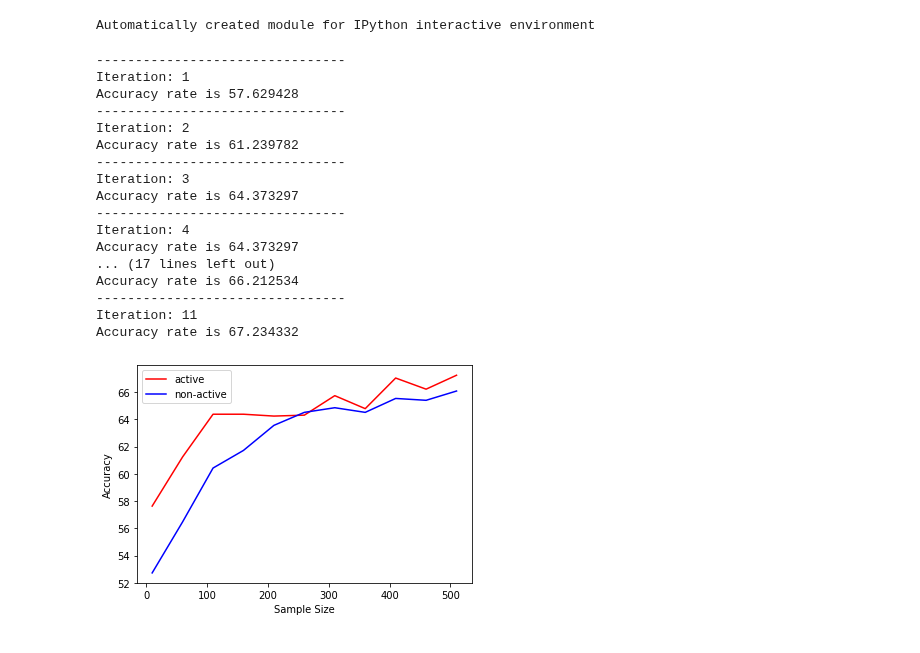
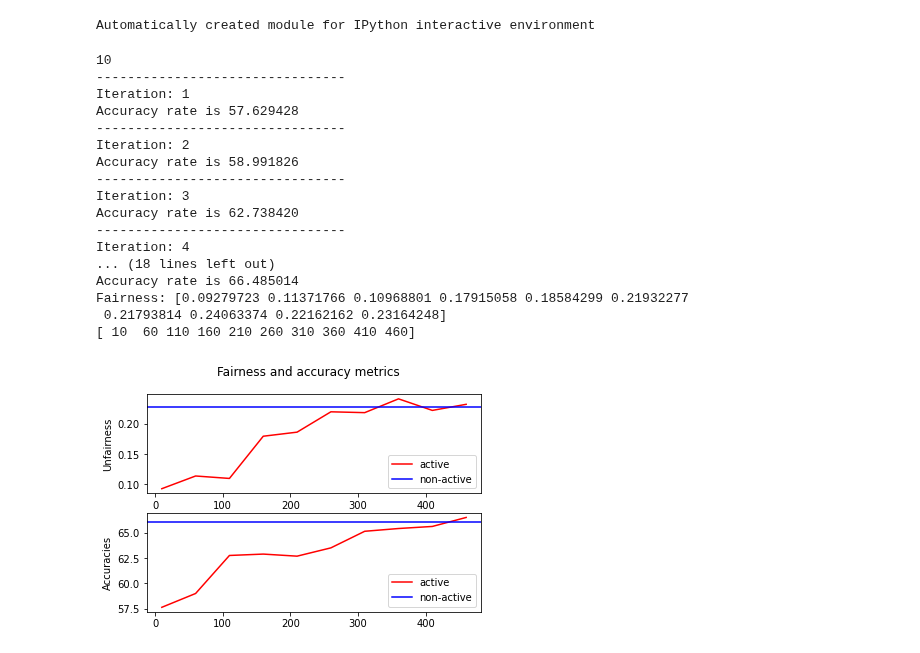
Before and after one commit to WenxuanHuang/Active-Learning-Performance-Benchmarking, a Jupyter notebook: Active_learning_fairness.ipynb, the cells around one changed output. Drawn from its saved outputs; the diff is of its cells as text; code cells hidden in the pictures.

Commit message:
Changed plotting and nonal function

```diff
--- a/Active_learning_fairness.ipynb
+++ b/Active_learning_fairness.ipynb
@@ -206,7 +202,7 @@ def eqods(X_fair_est, y_fair_est, b_fair_est, classifier):
 # %%
 # selecting fairness criteria
 
-def fair_loss(X_fair_est, y_fair_est, b_fair_est, classifier=None, criteria=0):
+def fair_measure(X_fair_est, y_fair_est, b_fair_est, classifier=None, criteria=0):
 
     if criteria == 'equalized_odds':
         return eqods(X_fair_est, y_fair_est, b_fair_est, classifier)
@@ -225,7 +221,7 @@ def error_reduction_sampling(query_size, X_unlabeled, X_labeled, y_labeled, clas
             X_labeled_temp = np.append(X_labeled, [X_unlabeled[i]], axis = 0)
             y_labeled_temp = np.append(y_labeled, [j], axis = 0)
             classifier_temp = LogisticRegression(solver='liblinear').fit(X_labeled_temp, y_labeled_temp)
-            f_loss_temp = np.append(f_loss_temp, fair_loss(X_fair_est, y_fair_est, b_fair_est, classifier=classifier_temp, criteria='equalized_odds'))
+            f_loss_temp = np.append(f_loss_temp, fair_measure(X_fair_est, y_fair_est, b_fair_est, classifier=classifier_temp, criteria='equalized_odds'))
             f_loss_temp[np.isnan(f_loss_temp)] = 0
 
         proba_0 = classifier.predict_proba(X_unlabeled)[i][0]
@@ -259,6 +255,8 @@ class active_learning(object):
         self.clf_model.get_test_accuracy(active_iteration)
 
         self.query_size = len(X_labeled)
+        fairness = []
+        fairness = np.append(fairness, fair_measure(X_test, y_test, b_test, classifier=self.clf_model.model_object.classifier, criteria='equalized_odds'))
 
         while self.query_size <= self.budget-self.step:
 
@@ -290,7 +288,8 @@ class active_learning(object):
             y_unlabeled = np.delete(y_unlabeled, uncertain_samples, axis=0)
 
             (X_labeled, X_test) = self.clf_model.train(X_labeled, y_labeled, X_test, y_test)
+            fairness = np.append(fairness, fair_measure(X_test, y_test, b_test, classifier=self.clf_model.model_object.classifier, criteria='equalized_odds'))
             self.clf_model.get_test_accuracy(active_iteration)
 
-        return self.clf_model.accuracies
+        return self.clf_model.accuracies, fairness
 # %%
@@ -319,40 +323,52 @@ def non_active_learning(X_unlabeled, y_unlabeled, X_labeled,y_labeled, X_test, y
 def experiment(model,sampling_method,budget,step, sub_option=False):
 
     (X_labeled, y_labeled, b_labeled, row_size, col_size, X_unlabeled, y_unlabeled, b_unlabeled, X_test, y_test, b_test, X_fair_est, y_fair_est, b_fair_est) = retrieve_data_recid()
+    init_index = len(X_labeled)
 
     act_alg = active_learning(step, budget, model , sampling_method)
 
-    accuracies = act_alg.run(X_labeled, y_labeled, b_labeled, row_size, col_size, X_unlabeled, y_unlabeled, b_unlabeled, X_test, y_test, b_test, X_fair_est, y_fair_est, b_fair_est, sub_option)
+    accuracies, fairness = act_alg.run(X_labeled, y_labeled, b_labeled, row_size, col_size, X_unlabeled, y_unlabeled, b_unlabeled, X_test, y_test, b_test, X_fair_est, y_fair_est, b_fair_est, sub_option)
 
-    x_axis, nonal_accuracies = non_active_learning(X_unlabeled, y_unlabeled, X_labeled,y_labeled, X_test, y_test, budget, step)
+    print('Fairness:', fairness)
+
+    nonal_accuracies, nonal_fairness = non_active_learning(X_unlabeled, y_unlabeled, X_labeled,y_labeled, X_test, y_test, b_test, budget, step)
 
     # print("active_accuracies",accuracies)
     # print("nonactive_accuracies",nonal_accuracies)
 
-    plt.plot(x_axis, accuracies, 'r',label='active')
-    plt.plot(x_axis, nonal_accuracies, 'b',label='non-active')
-    plt.legend()
-    plt.xlabel('Sample Size')
-    plt.ylabel('Accuracy')
+    x_axis = np.arange(init_index,budget+1,step)
+    fig, (ax1, ax2) = plt.subplots(2)
+    fig.suptitle('Fairness and accuracy metrics')
+    ax1.plot(x_axis, fairness, 'r',label='active')
+    ax1.axhline(y=nonal_fairness, color='b', label='non-active')
+    ax1.legend()
+    ax2.plot(x_axis, accuracies, 'r',label='active')
+    ax2.axhline(y=nonal_accuracies, color='b', label='non-active')
+    ax2.legend()
+    ax1.set_xlabel('Sample size')
+    ax1.set_ylabel('Unfairness')
+    ax2.set_ylabel('Accuracies')
+
+
     plt.show()
 # %%
-experiment(LogModel,MarginSelection,510,25,True)
+experiment(LogModel,RandomSelection,500,50,True)
 # %% [output]
+10
 --------------------------------
 Iteration: 1
 Accuracy rate is 57.629428
 --------------------------------
 Iteration: 2
-Accuracy rate is 61.239782
+Accuracy rate is 58.991826
 --------------------------------
 Iteration: 3
-Accuracy rate is 64.373297
+Accuracy rate is 62.738420
 --------------------------------
 Iteration: 4
-Accuracy rate is 64.373297
-... (17 lines left out)
-Accuracy rate is 66.212534
---------------------------------
-Iteration: 11
-Accuracy rate is 67.234332
+... (18 lines left out)
+Accuracy rate is 66.485014
+Fairness: [0.09279723 0.11371766 0.10968801 0.17915058 0.18584299 0.21932277
+ 0.21793814 0.24063374 0.22162162 0.23164248]
+[ 10  60 110 160 210 260 310 360 410 460]
-[figure, old version]
+[figure, new version]
```
Also changed, not shown: parts of 4 cells of this notebook.
